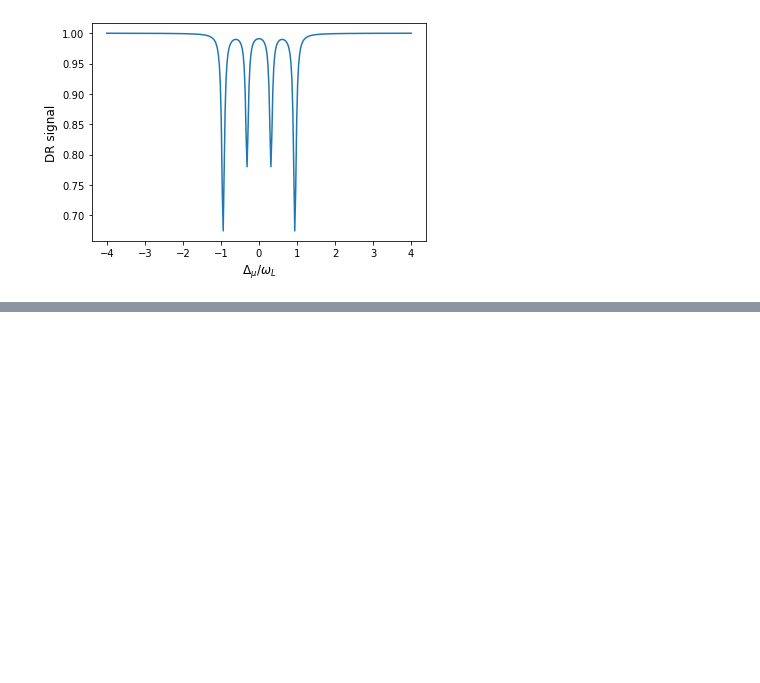
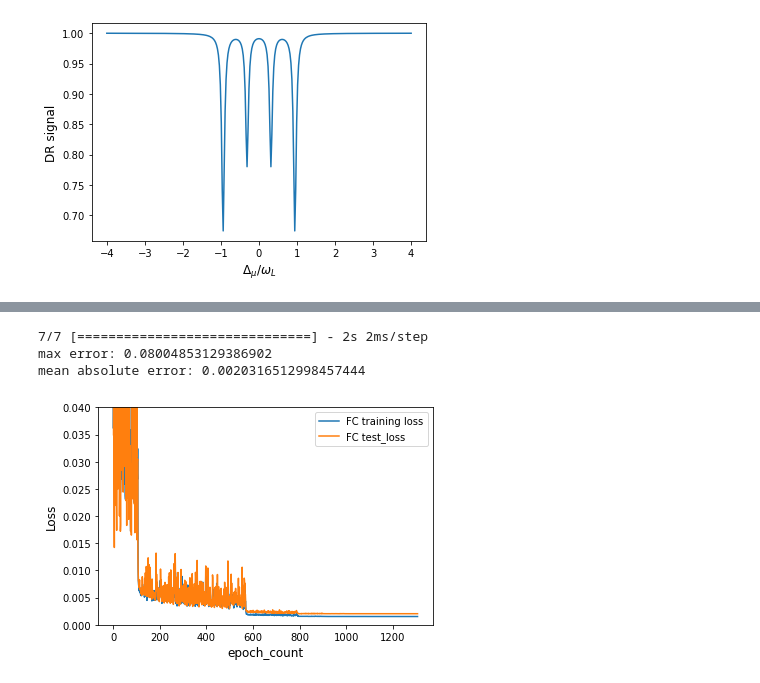
Before and after one commit to tretyakovmipt/atomic_magnetometry_DL, a Jupyter notebook: Training/vanilla-data.ipynb, the cells around one changed output, grey strips where cells are left out. Cells and saved outputs as stored; diff of their text form; code cells hidden in the pictures; blank space fills up the shorter version.

Commit message:
FCNN training

```diff
--- a/Training/vanilla-data.ipynb
+++ b/Training/vanilla-data.ipynb
@@ -53,0 +58,10 @@ Text(0, 0.5, 'DR signal')
+# %%
+model_fc = keras.models.Sequential([
+    keras.layers.Dense(320, activation='relu'),
+    keras.layers.Dense(256, activation='relu'),
+    keras.layers.Dense(128, activation='relu'),
+    keras.layers.Dense(64, activation='relu'),
+    keras.layers.Dense(32, activation='relu'),
+    keras.layers.Dense(2)
+])
+model_fc.compile(loss="mae", optimizer = keras.optimizers.Adam(), metrics = 'mae')
@@ -53,0 +70,5 @@ Text(0, 0.5, 'DR signal')
+# %%
+early_stopping_cb = keras.callbacks.EarlyStopping(patience=500, monitor='val_mae', restore_best_weights=True) #stop if val_mae is not improving
+learning_rate_cb = keras.callbacks.ReduceLROnPlateau(monitor='val_loss',factor=0.1, patience=100) # Change learning rate is validation loss is not improving
+
+cb_list = [early_stopping_cb, learning_rate_cb]
@@ -53,0 +77,2 @@ Text(0, 0.5, 'DR signal')
+# %%
+history_fc = model_fc.fit(X_train, Y_train, epochs=2000, validation_data=(X_test, Y_test), batch_size=32, callbacks=cb_list)
@@ -53,0 +97,19 @@ Text(0, 0.5, 'DR signal')
+# %%
+h_fc = history_fc.history
+
+FC_training_data = pd.DataFrame({"FC training loss" : h_fc["loss"], "FC test_loss" :  h_fc["val_loss"]})
+FC_training_data.index.name = 'FC Epoch'
+
+fig_fc = FC_training_data.plot()
+fig_fc.set_xlabel(r'epoch_count',fontsize=12)
+fig_fc.set_ylabel(r'Loss',fontsize=12)
+fig_fc.set_ylim(0, 0.04)
+
+y = model_fc.predict(X_test)
+print('max error:', np.max(np.abs(y-Y_test)))
+print('mean absolute error:', np.mean( np.sqrt((y-Y_test)**2 )))
+# %% [output]
+7/7 [==============================] - 2s 2ms/step
+max error: 0.08004853129386902
+mean absolute error: 0.0020316512998457444
+[figure, added]
```
Also changed, not shown: parts of 5 cells of this notebook.
